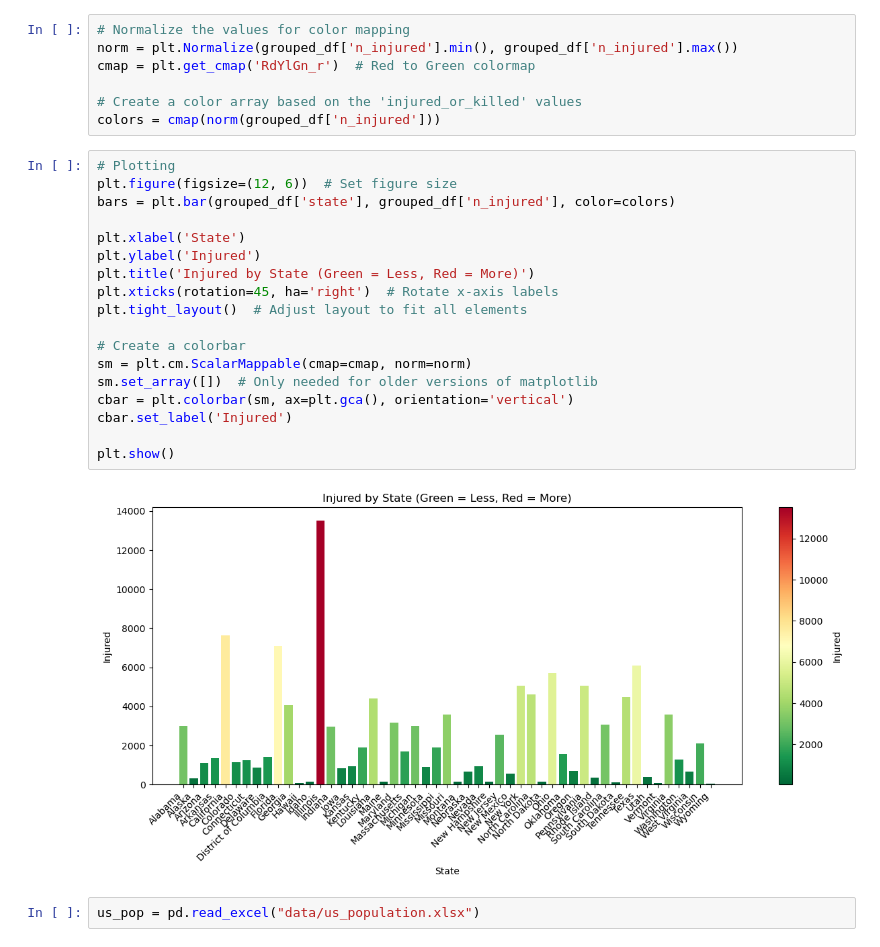
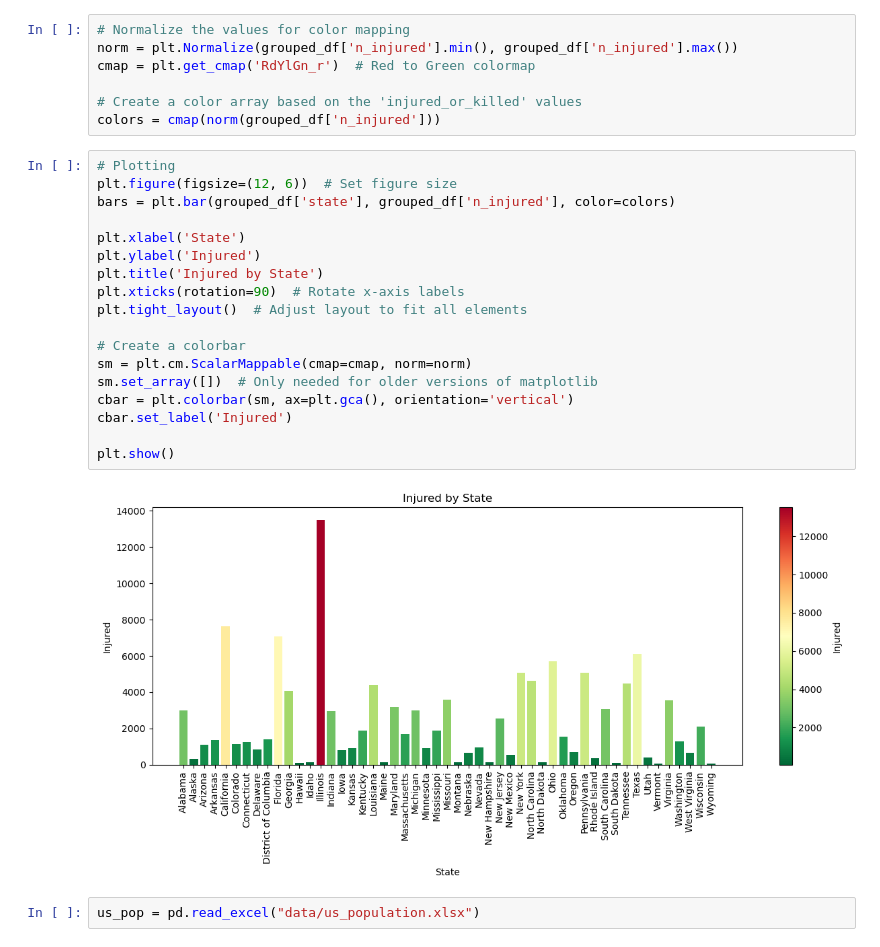
Before and after one commit to julek987/DSLab, a Jupyter notebook: sample.ipynb, the cells around one changed output. Cells and saved outputs as stored; diff of their text form.

```diff
--- a/sample.ipynb
+++ b/sample.ipynb
@@ -103,23 +107,23 @@ colors = cmap(norm(grouped_df['n_injured']))
 # %%
 # Plotting
 plt.figure(figsize=(12, 6))  # Set figure size
 bars = plt.bar(grouped_df['state'], grouped_df['n_injured'], color=colors)
 
 plt.xlabel('State')
 plt.ylabel('Injured')
-plt.title('Injured by State (Green = Less, Red = More)')
-plt.xticks(rotation=45, ha='right')  # Rotate x-axis labels
+plt.title('Injured by State')
+plt.xticks(rotation=90)  # Rotate x-axis labels
 plt.tight_layout()  # Adjust layout to fit all elements
 
 # Create a colorbar
 sm = plt.cm.ScalarMappable(cmap=cmap, norm=norm)
 sm.set_array([])  # Only needed for older versions of matplotlib
 cbar = plt.colorbar(sm, ax=plt.gca(), orientation='vertical')
 cbar.set_label('Injured')
 
 plt.show()
 # %% [output]
-[figure, old version]
+[figure, new version]
 # %%
 us_pop = pd.read_excel("data/us_population.xlsx")
 # %%
```
Also changed, not shown: parts of 33 cells of this notebook, 2 other files.
